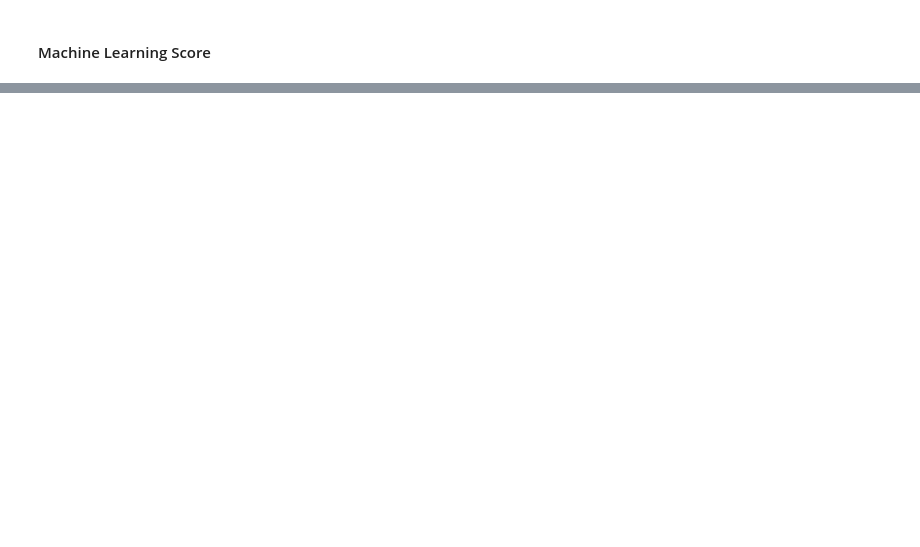
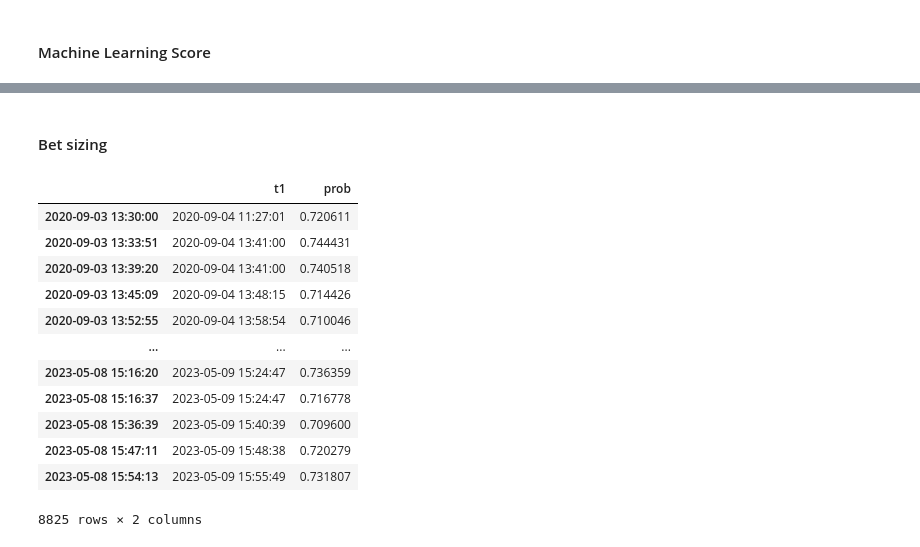
Before and after one commit to Tommylee1013/FinancialMachineLearning, a Jupyter notebook: Notes/Sample Models/Projects02.ipynb, the cells around one changed output, grey strips where cells are left out. Saved outputs shown, nothing was run; the diff lists cells and outputs as text; code cells hidden in the pictures; blank space fills up the shorter version.

```diff
--- a/Notes/Sample Models/Projects02.ipynb
+++ b/Notes/Sample Models/Projects02.ipynb
@@ -460,0 +460,2 @@ weighted avg       0.56      0.54      0.53      8825
+# %% [markdown]
+#### Bet sizing
@@ -460,0 +470,16 @@ weighted avg       0.56      0.54      0.53      8825
+# %%
+event_prob
+# %% [output]
+|  | t1 | prob |
+| 2020-09-03 13:30:00 | 2020-09-04 11:27:01 | 0.720611 |
+| 2020-09-03 13:33:51 | 2020-09-04 13:41:00 | 0.744431 |
+| 2020-09-03 13:39:20 | 2020-09-04 13:41:00 | 0.740518 |
+| 2020-09-03 13:45:09 | 2020-09-04 13:48:15 | 0.714426 |
+| 2020-09-03 13:52:55 | 2020-09-04 13:58:54 | 0.710046 |
+| ... | ... | ... |
+| 2023-05-08 15:16:20 | 2023-05-09 15:24:47 | 0.736359 |
+| 2023-05-08 15:16:37 | 2023-05-09 15:24:47 | 0.716778 |
+| 2023-05-08 15:36:39 | 2023-05-09 15:40:39 | 0.709600 |
+| 2023-05-08 15:47:11 | 2023-05-09 15:48:38 | 0.720279 |
+| 2023-05-08 15:54:13 | 2023-05-09 15:55:49 | 0.731807 |
+8825 rows × 2 columns
```
Also changed, not shown: parts of 13 cells of this notebook.
